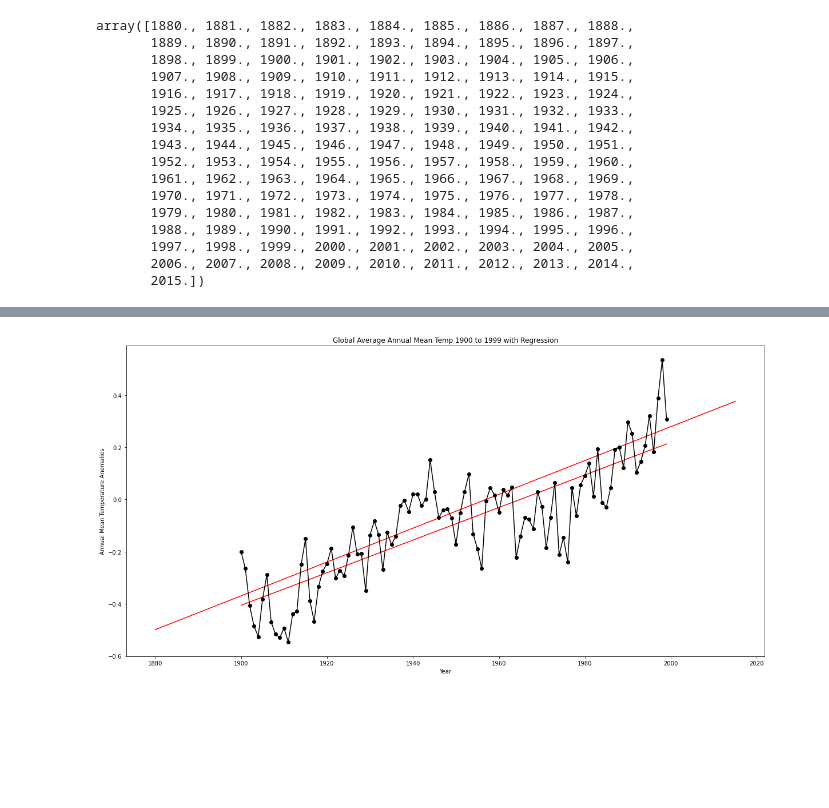
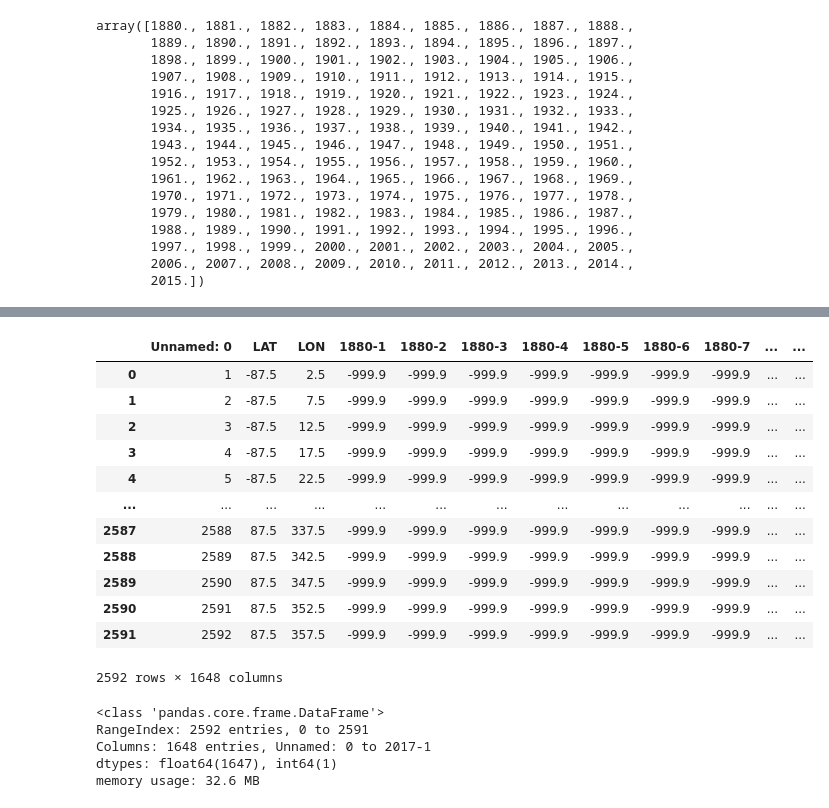
Before and after one commit to jordan-gilmartin/cuyamaca-climatology-analysis, a Jupyter notebook: cuyamaca-climatology-analysis.ipynb, the cells around one changed output, grey strips where cells are left out. Drawn from its saved outputs; the diff is of its cells as text; code cells hidden in the pictures; blank space fills up the shorter version.

Commit message:
adding NOAA info

```diff
--- a/cuyamaca-climatology-analysis.ipynb
+++ b/cuyamaca-climatology-analysis.ipynb
@@ -556,22 +547,32 @@ jones_zeros
-# %%
-# 2.8c - P.D. Jones plot with regression 1900 - 1999
-# Sourced from Global Monthly and Annual Temperature Anomalies (degrees C), 1850-2015
-# (Relative to the 1961-1990 Mean)
-
-
-too = np.linspace(1900, 1999, 100)
-Too = jones_zeros['ANNUAL']
-lm = LinearRegression()
-lm.fit(too.reshape(-1,1), Too)
-predictions_three = lm.predict(too.reshape(-1, 1))
-
-
-plt.figure(figsize=(20,10))
-plt.plot(too, predictions_three, '-r')
-plt.plot(too,Too,"-o", color="black")
-plt.title("Global Average Annual Mean Temp 1900 to 1999 with Regression")
-plt.xlabel("Year")
-plt.ylabel("Annual Mean Temperature Anomalies")
-plt.show()
-# %% [output]
-[figure, removed]
+# %%
+# Starting 2.9
+
+# save path to variable
+NOAA_path = "NOAAGlobalT.csv"
+
+# Read the climate data
+NOAA_results = pd.read_csv(NOAA_path)
+
+NOAA_results
+# %% [output]
+|  | Unnamed: 0 | LAT | LON | 1880-1 | 1880-2 | 1880-3 | 1880-4 | 1880-5 | 1880-6 | 1880-7 | ... | ... |
+| 0 | 1 | -87.5 | 2.5 | -999.9 | -999.9 | -999.9 | -999.9 | -999.9 | -999.9 | -999.9 | ... | ... |
+| 1 | 2 | -87.5 | 7.5 | -999.9 | -999.9 | -999.9 | -999.9 | -999.9 | -999.9 | -999.9 | ... | ... |
+| 2 | 3 | -87.5 | 12.5 | -999.9 | -999.9 | -999.9 | -999.9 | -999.9 | -999.9 | -999.9 | ... | ... |
+| 3 | 4 | -87.5 | 17.5 | -999.9 | -999.9 | -999.9 | -999.9 | -999.9 | -999.9 | -999.9 | ... | ... |
+| 4 | 5 | -87.5 | 22.5 | -999.9 | -999.9 | -999.9 | -999.9 | -999.9 | -999.9 | -999.9 | ... | ... |
+| ... | ... | ... | ... | ... | ... | ... | ... | ... | ... | ... | ... | ... |
+| 2587 | 2588 | 87.5 | 337.5 | -999.9 | -999.9 | -999.9 | -999.9 | -999.9 | -999.9 | -999.9 | ... | ... |
+| 2588 | 2589 | 87.5 | 342.5 | -999.9 | -999.9 | -999.9 | -999.9 | -999.9 | -999.9 | -999.9 | ... | ... |
+| 2589 | 2590 | 87.5 | 347.5 | -999.9 | -999.9 | -999.9 | -999.9 | -999.9 | -999.9 | -999.9 | ... | ... |
+| 2590 | 2591 | 87.5 | 352.5 | -999.9 | -999.9 | -999.9 | -999.9 | -999.9 | -999.9 | -999.9 | ... | ... |
+| 2591 | 2592 | 87.5 | 357.5 | -999.9 | -999.9 | -999.9 | -999.9 | -999.9 | -999.9 | -999.9 | ... | ... |
+2592 rows × 1648 columns
+# %%
+NOAA_results.info()
+# %% [output]
+<class 'pandas.core.frame.DataFrame'>
+RangeIndex: 2592 entries, 0 to 2591
+Columns: 1648 entries, Unnamed: 0 to 2017-1
+dtypes: float64(1647), int64(1)
+memory usage: 32.6 MB
```
Also changed, not shown: parts of 7 cells of this notebook.
